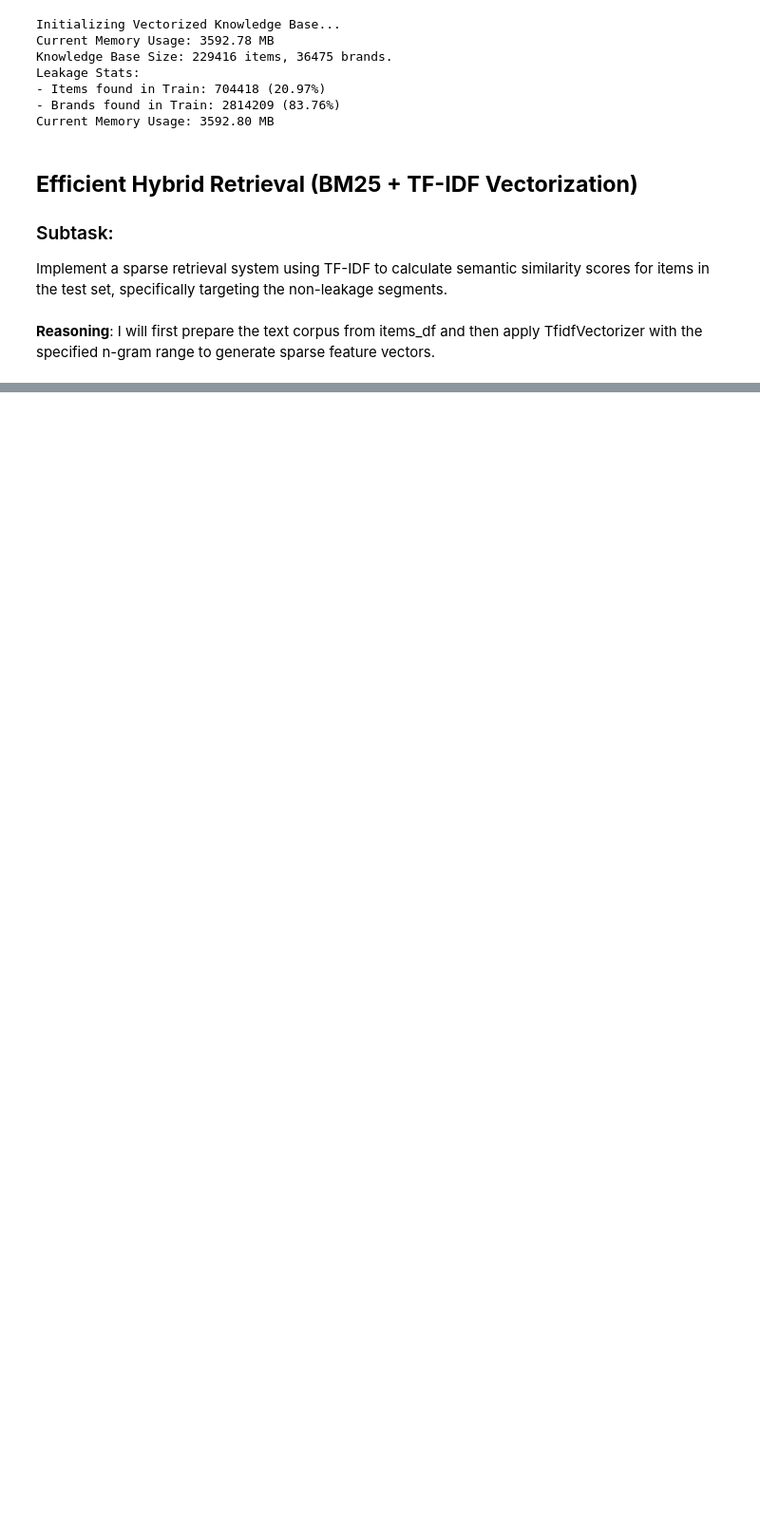
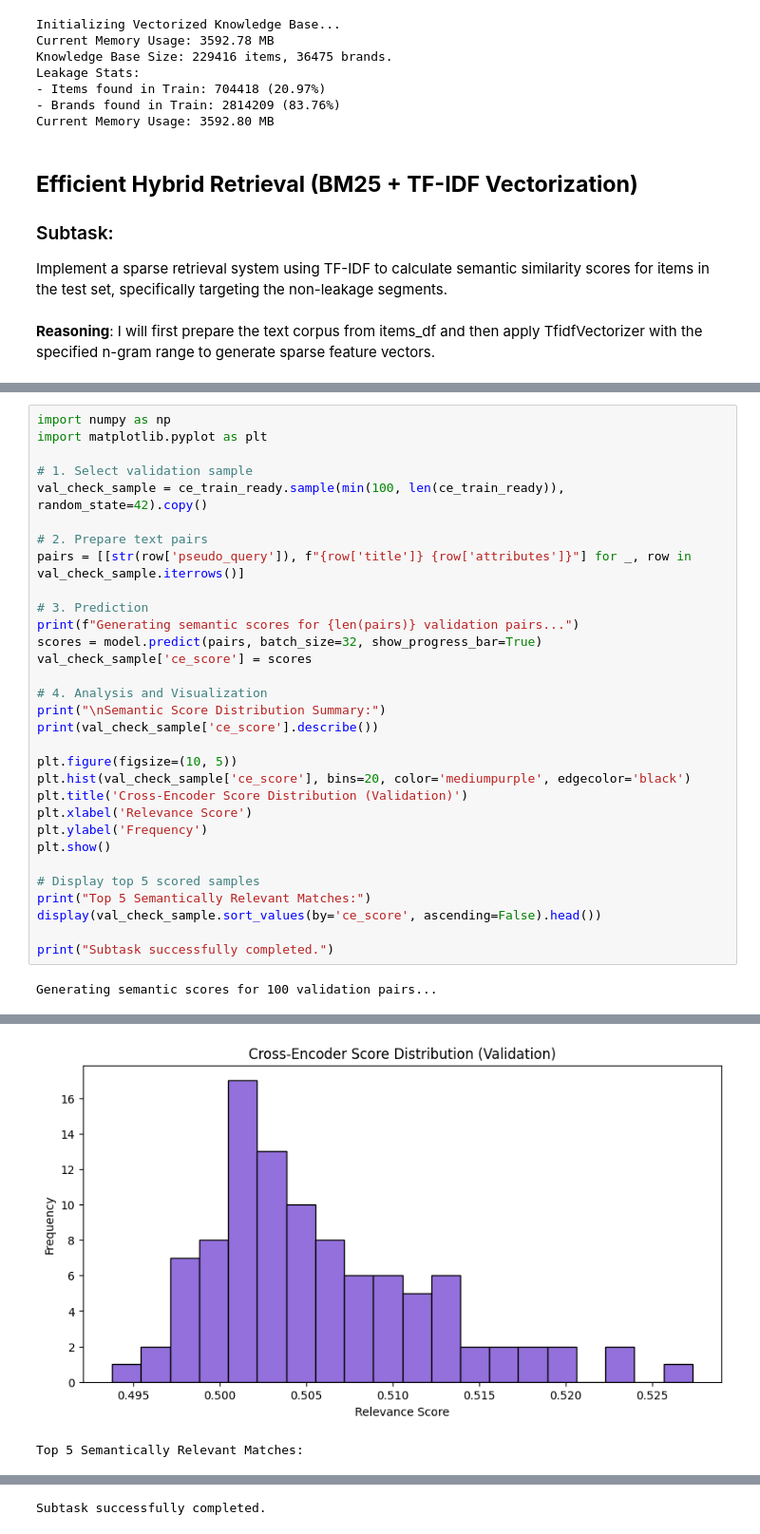
Before and after one commit to oomerevren/omer1arat2, a Jupyter notebook: notebooks/Getting_started_with_google_colab_ai.ipynb, the cells around one changed output, grey strips where cells are left out. Shown at 95% size. Cells and saved outputs as stored; diff of their text form; blank space fills up the shorter version.

```diff
--- a/notebooks/Getting_started_with_google_colab_ai.ipynb
+++ b/notebooks/Getting_started_with_google_colab_ai.ipynb
@@ -872,0 +1690,33 @@ Fitting TfidfVectorizer on item corpus...
+# %%
+import numpy as np
+import matplotlib.pyplot as plt
+
+# 1. Select validation sample
+val_check_sample = ce_train_ready.sample(min(100, len(ce_train_ready)), random_state=42).copy()
+
+# 2. Prepare text pairs
+pairs = [[str(row['pseudo_query']), f"{row['title']} {row['attributes']}"] for _, row in val_check_sample.iterrows()]
+
+# 3. Prediction
+print(f"Generating semantic scores for {len(pairs)} validation pairs...")
+scores = model.predict(pairs, batch_size=32, show_progress_bar=True)
+val_check_sample['ce_score'] = scores
+
+# 4. Analysis and Visualization
+print("\nSemantic Score Distribution Summary:")
+print(val_check_sample['ce_score'].describe())
+
+plt.figure(figsize=(10, 5))
+plt.hist(val_check_sample['ce_score'], bins=20, color='mediumpurple', edgecolor='black')
+plt.title('Cross-Encoder Score Distribution (Validation)')
+plt.xlabel('Relevance Score')
+plt.ylabel('Frequency')
+plt.show()
+
+# Display top 5 scored samples
+print("Top 5 Semantically Relevant Matches:")
+display(val_check_sample.sort_values(by='ce_score', ascending=False).head())
+
+print("Subtask successfully completed.")
+# %% [output]
+Generating semantic scores for 100 validation pairs...
@@ -872,0 +1733,2 @@ Fitting TfidfVectorizer on item corpus...
+[figure, added]
+Top 5 Semantically Relevant Matches:
@@ -872,0 +1741 @@ Fitting TfidfVectorizer on item corpus...
+Subtask successfully completed.
```
Also changed, not shown: parts of 84 cells of this notebook.
